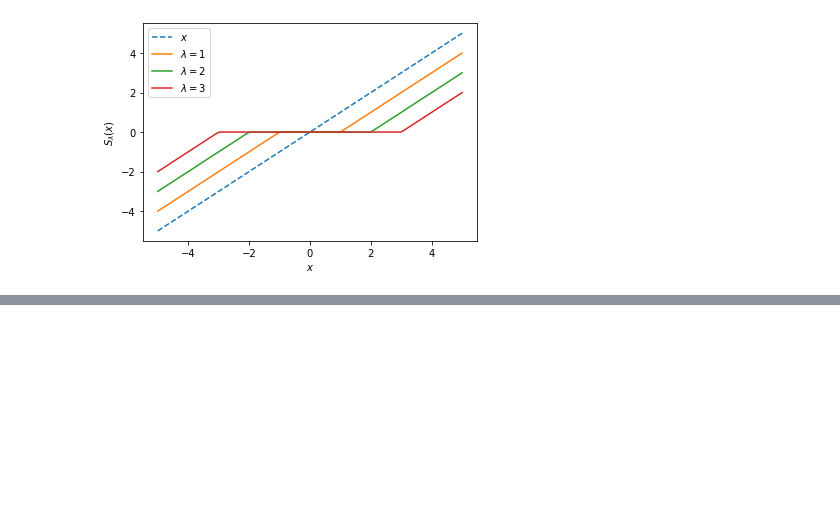
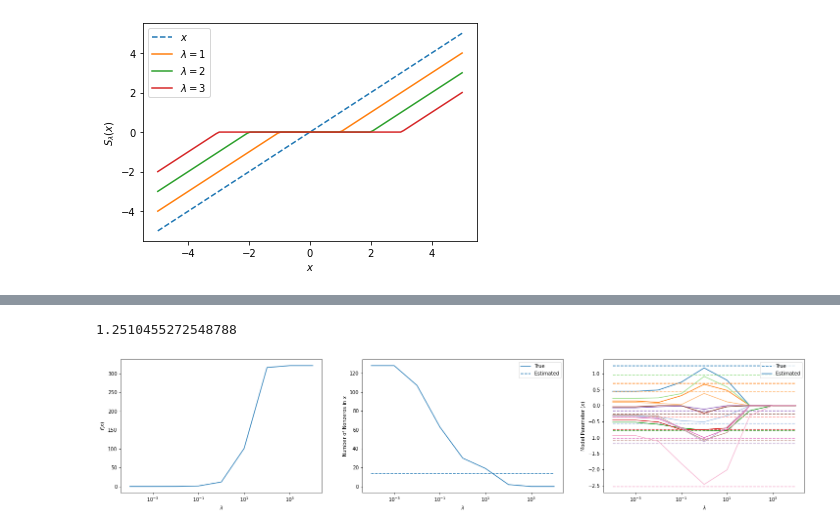
Before and after one commit to UW-AMO/neurohackademy, a Jupyter notebook: notebooks/Part2-LinearRegression.ipynb, the cells around one changed output, grey strips where cells are left out. Cells and saved outputs as stored; diff of their text form; code cells hidden in the pictures; blank space fills up the shorter version.

```diff
--- a/notebooks/Part2-LinearRegression.ipynb
+++ b/notebooks/Part2-LinearRegression.ipynb
@@ -220,0 +172,5 @@ We would need to introduce proximal gradient descent for solving Lasso
+# %%
+utils.plot_lam(A, y, x_true, lam_vals=10.**np.arange(-4, 5), max_iter=10000)
+# %% [output]
+1.2510455272548788
+[figure, added]
```
Also changed, not shown: parts of 20 cells of this notebook, 1 other file.
